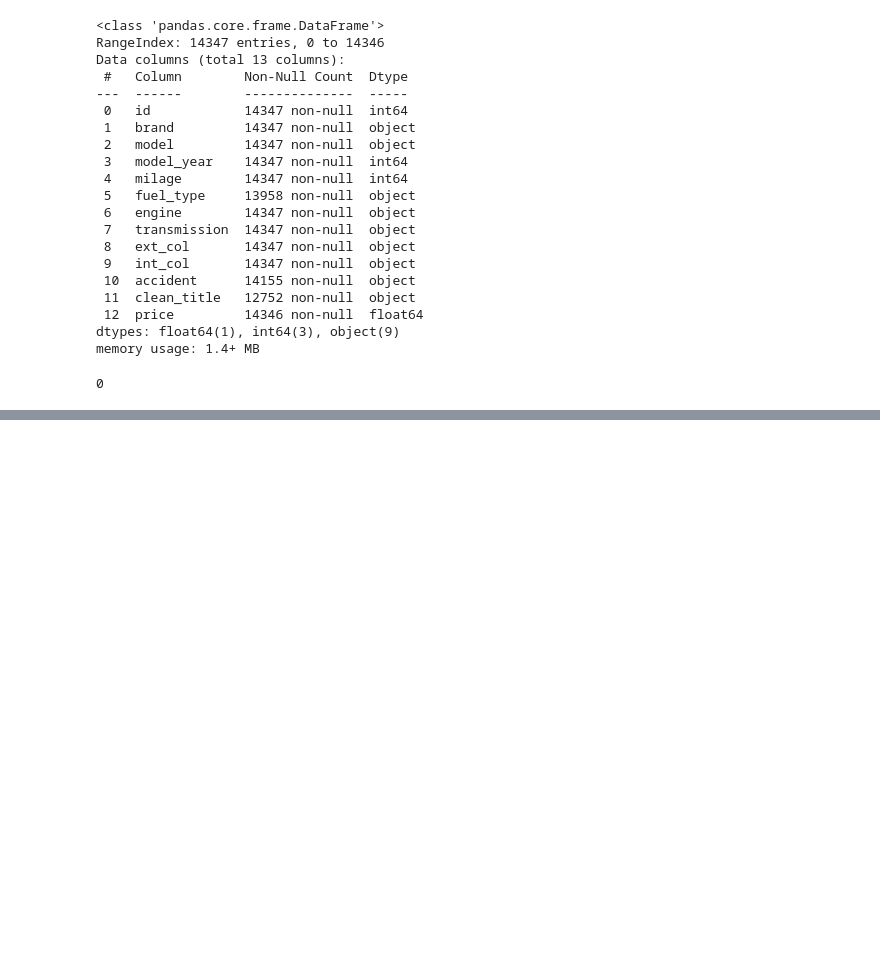
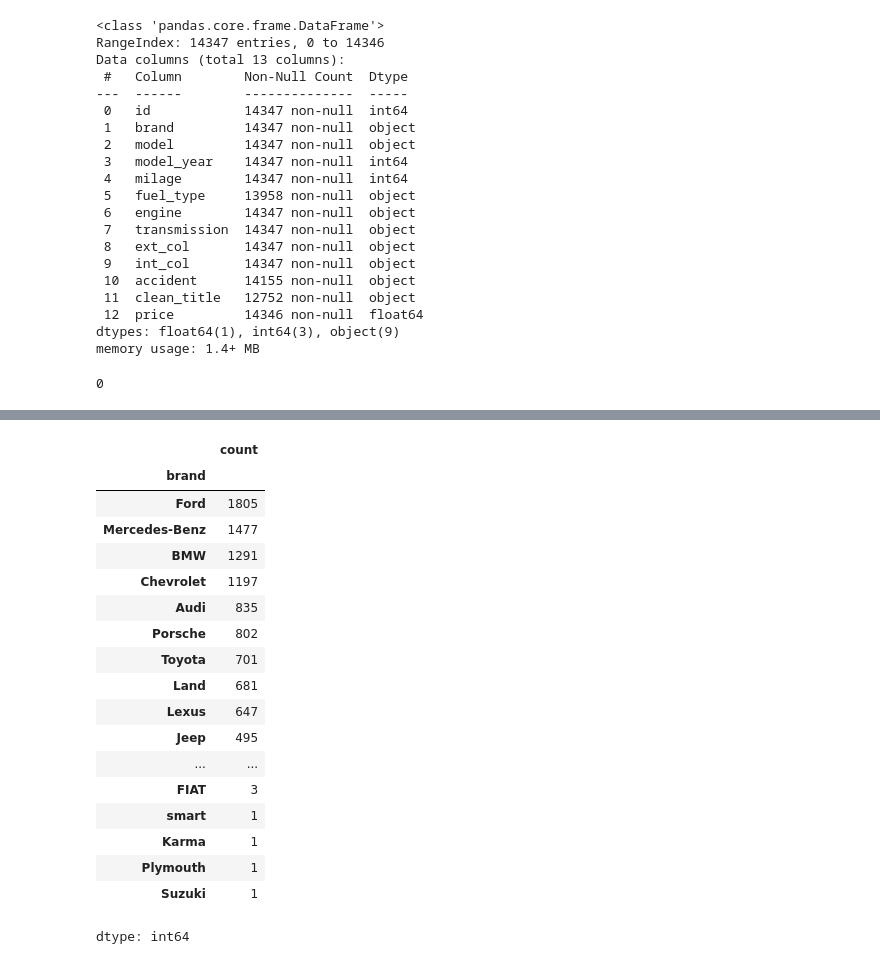
Before and after one commit to savindumahasen/Regression-Of-Used-Car-Prices, a Jupyter notebook: classification.ipynb, the cells around one changed output, grey strips where cells are left out. Drawn from its saved outputs; the diff is of its cells as text; code cells hidden in the pictures; blank space fills up the shorter version.

Commit message:
Check the value counts of independent columns

```diff
--- a/classification.ipynb
+++ b/classification.ipynb
@@ -44,0 +58,22 @@ train_dataset.duplicated().sum()
+# %%
+train_dataset['brand'].value_counts()
+# %% [output]
+|  | count |
+| brand |  |
+| Ford | 1805 |
+| Mercedes-Benz | 1477 |
+| BMW | 1291 |
+| Chevrolet | 1197 |
+| Audi | 835 |
+| Porsche | 802 |
+| Toyota | 701 |
+| Land | 681 |
+| Lexus | 647 |
+| Jeep | 495 |
+| ... | ... |
+| FIAT | 3 |
+| smart | 1 |
+| Karma | 1 |
+| Plymouth | 1 |
+| Suzuki | 1 |
+dtype: int64
```
Also changed, not shown: parts of 12 cells of this notebook.
